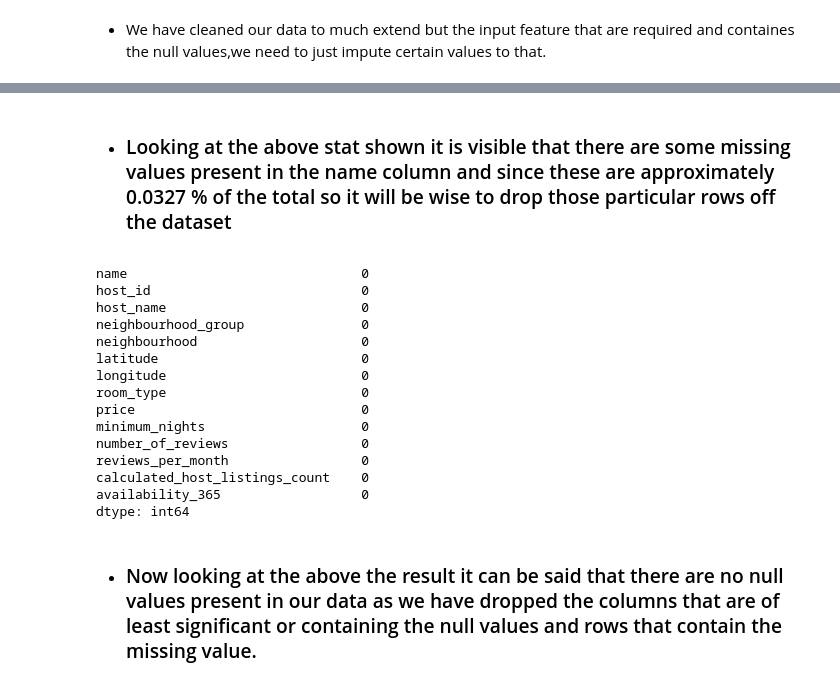
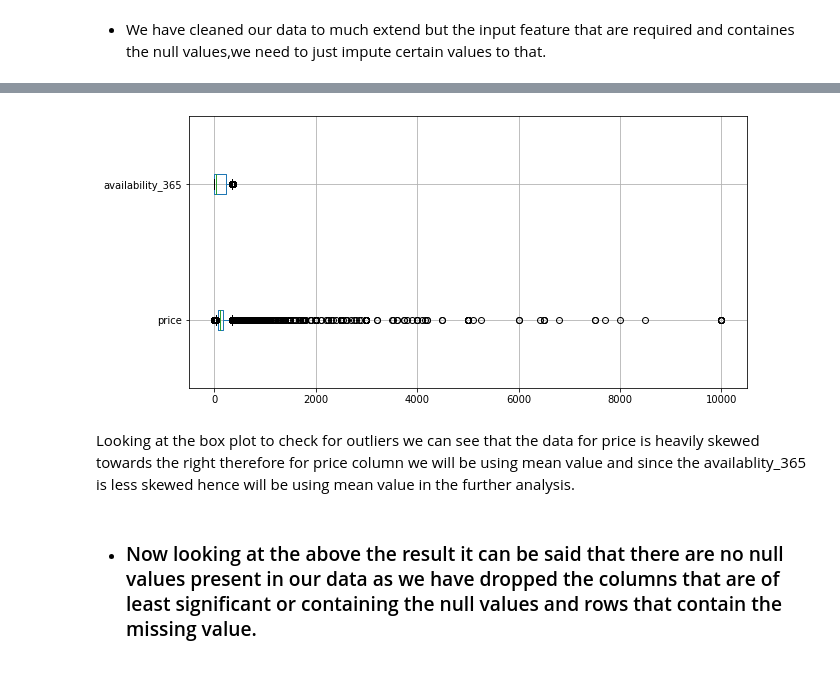
Before and after one commit to ParthSharma1197/EDA-CAPSTONE-AIRBNB, a Jupyter notebook: PARTH_SHARMA_Airbnb_Bookings_Analysis_Capstone_Project.ipynb, the cells around one changed output, grey strips where cells are left out. Saved outputs shown, nothing was run; the diff lists cells and outputs as text; code cells hidden in the pictures.

```diff
--- a/PARTH_SHARMA_Airbnb_Bookings_Analysis_Capstone_Project.ipynb
+++ b/PARTH_SHARMA_Airbnb_Bookings_Analysis_Capstone_Project.ipynb
@@ -205,3 +230 @@ availability_365                   0
 dtype: int64
-# %% [markdown]
-* ### Looking at the above stat shown it is visible that there are some missing values present in the name column and since these are approximately 0.0327 % of the total so it will be wise to drop those particular rows off the dataset
@@ -210,21 +231,12 @@ airbnb_df=airbnb_df.dropna()
-# %%
-airbnb_df.isna().sum()
-# %% [output]
-name                              0
-host_id                           0
-host_name                         0
-neighbourhood_group               0
-neighbourhood                     0
-latitude                          0
-longitude                         0
-room_type                         0
-price                             0
-minimum_nights                    0
-number_of_reviews                 0
-reviews_per_month                 0
-calculated_host_listings_count    0
-availability_365                  0
-dtype: int64
+# %%
+# Let's check for the Outliers in price and availablity_365 column of the dataset
+airbnb_df.boxplot(column=['price','availability_365'], figsize=(10,5), whis=[5,95],vert=False)
+plt.show()
+# %% [output]
+[figure, added]
+# %% [markdown]
+Looking at the box plot to check for outliers we can see that the data for price is heavily skewed towards the right therefore for price column we will be using mean value and
+since the availablity_365 is less skewed hence will be using mean value in the further analysis.
 # %% [markdown]
 * ### Now looking at the above the result it  can be said  that there are no null values present in our data as we have dropped the columns that are of least significant or containing the null values  and rows that contain the missing value.
 # %% [markdown]
```
Also changed, not shown: parts of 40 cells of this notebook.
